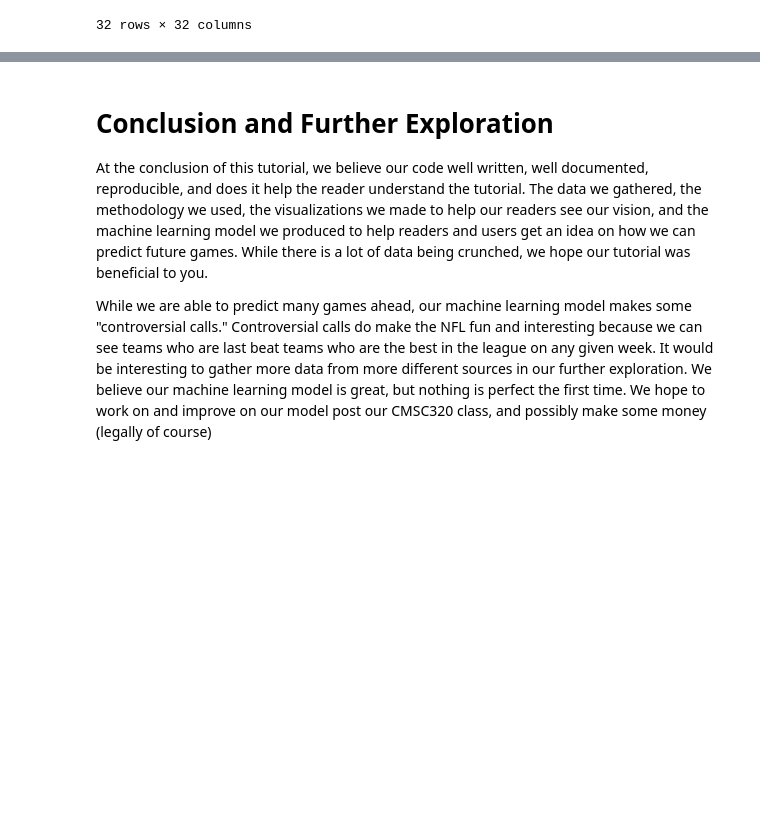
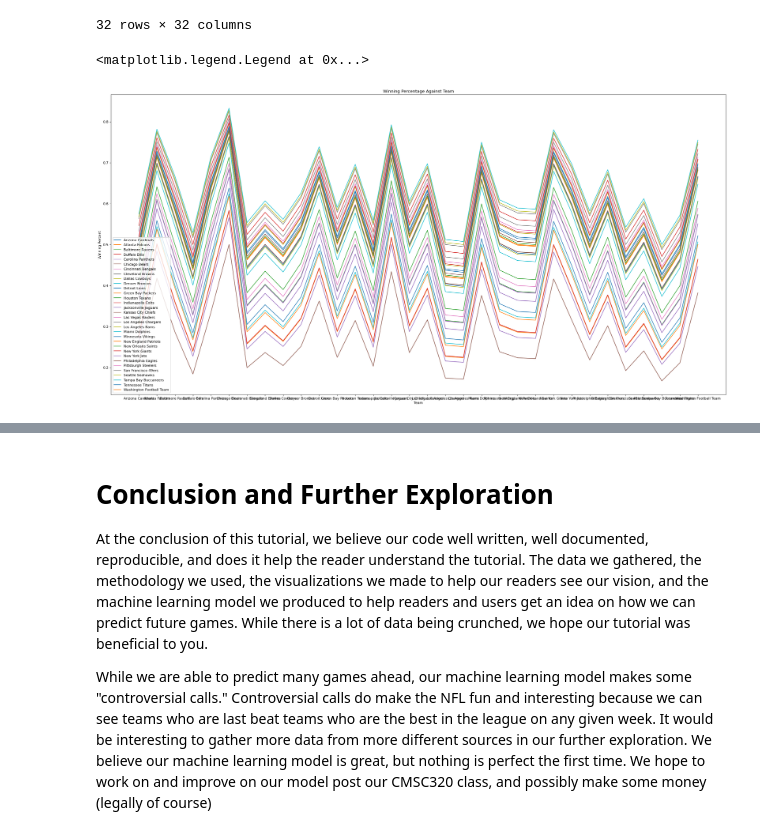
Before and after one commit to RohitPasu/ManILoveFootball, a Jupyter notebook: final.ipynb, the cells around one changed output, grey strips where cells are left out. Cells and saved outputs as stored; diff of their text form; code cells hidden in the pictures; blank space fills up the shorter version.

```diff
--- a/final.ipynb
+++ b/final.ipynb
@@ -409,6 +373,18 @@ new_df
 | Tennessee Titans | 0.503759 | 0.728561 | 0.600488 | 0.457372 | 0.653045 | 0.788887 | ... |
 | Washington Football Team | 0.305342 | 0.537508 | 0.394240 | 0.267382 | 0.449035 | 0.618033 | ... |
 32 rows × 32 columns
+# %%
+from matplotlib.pyplot import figure
+figure(figsize=(32, 16), dpi=80)
+for i in range(len(df.Team.unique())):
+    plt.plot(df.Team.unique(), new_df.iloc[i], label = df.Team[i])
+plt.title('Winning Percentage Against Team')
+plt.xlabel('Team')
+plt.ylabel('Winning Percent')
+plt.legend()
+# %% [output]
+<matplotlib.legend.Legend at 0x...>
+[figure, added]
 # %%
 X = df.drop(columns=['Value', 'Team'], axis=1)
 Y = df['Value']
```
Also changed, not shown: parts of 8 cells of this notebook.
